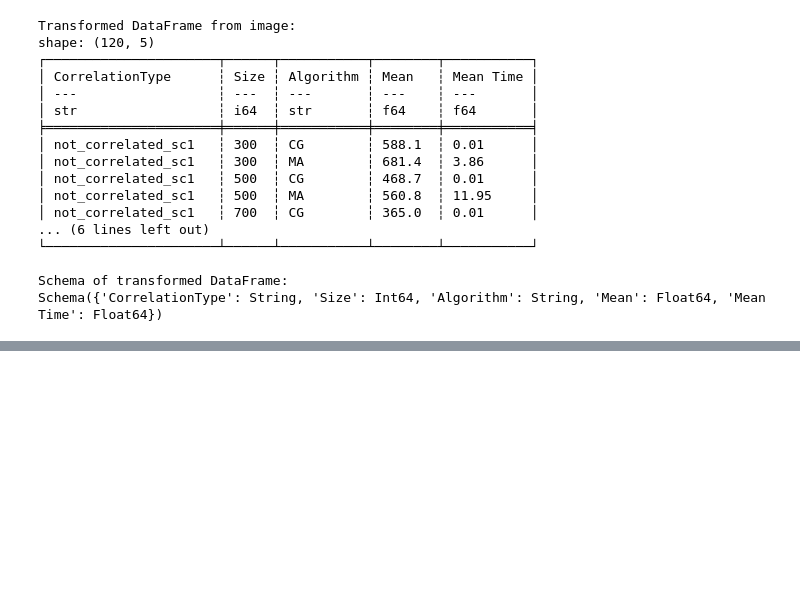
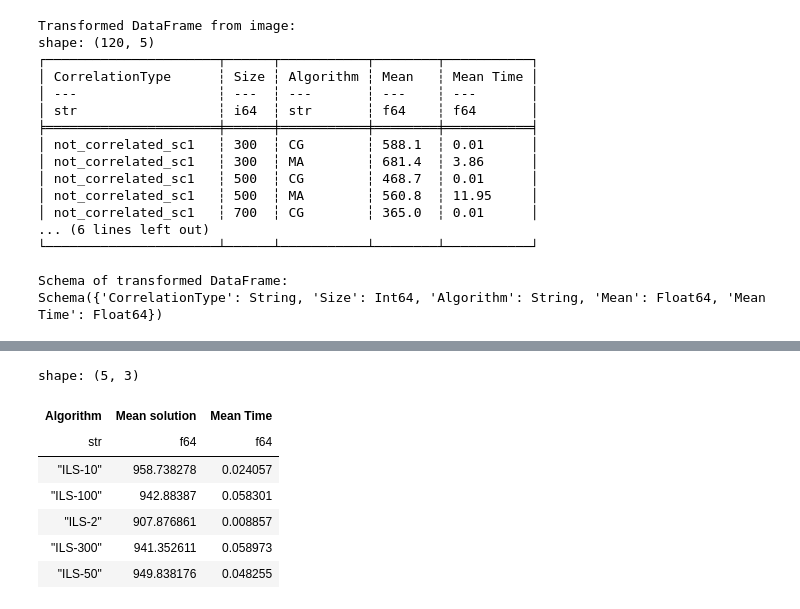
Before and after one commit to carolabdu/otm_grafos, a Jupyter notebook: OTM/analysis.ipynb, the cells around one changed output, grey strips where cells are left out. Saved outputs shown, nothing was run; the diff lists cells and outputs as text; code cells hidden in the pictures; blank space fills up the shorter version.

```diff
--- a/OTM/analysis.ipynb
+++ b/OTM/analysis.ipynb
@@ -292,4 +287,4 @@ df_with_new_col = merged_df.with_columns(
     ).alias("Relative_Improvement_vs_MA")
 )
 # %%
-df_with_new_col.drop(["Mean_MA_in_Group","Mean_CG_in_Group"])
+df = df_with_new_col.drop(["Mean_MA_in_Group","Mean_CG_in_Group"])
@@ -310,0 +308,17 @@ shape: (660, 10)
+# %%
+df_ils = df.filter(pl.col("Algorithm").str.contains("ILS"))
+df_ils = df_ils.group_by(["Algorithm"], maintain_order=True)
+df_ils = df_ils.agg([
+    pl.col("Mean").mean().alias("Mean solution"),
+    pl.col("Mean Time").mean().alias("Mean Time")
+])
+df_ils
+# %% [output]
+shape: (5, 3)
+| Algorithm | Mean solution | Mean Time |
+| str | f64 | f64 |
+| "ILS-10" | 958.738278 | 0.024057 |
+| "ILS-100" | 942.88387 | 0.058301 |
+| "ILS-2" | 907.876861 | 0.008857 |
+| "ILS-300" | 941.352611 | 0.058973 |
+| "ILS-50" | 949.838176 | 0.048255 |
```
Also changed, not shown: parts of 8 cells of this notebook, 1 other file.
